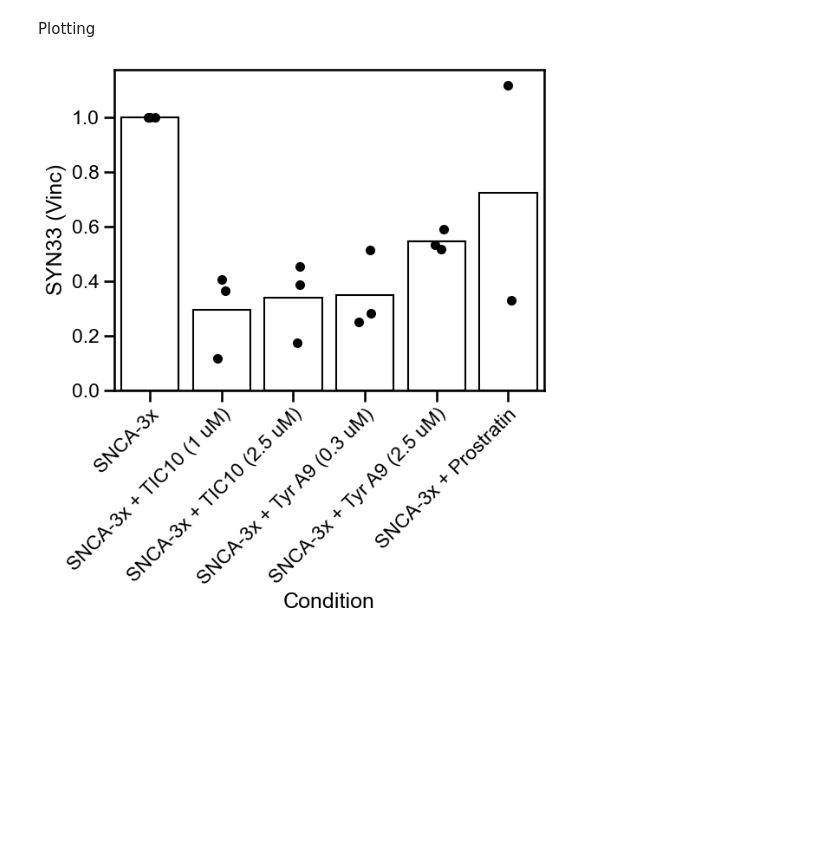
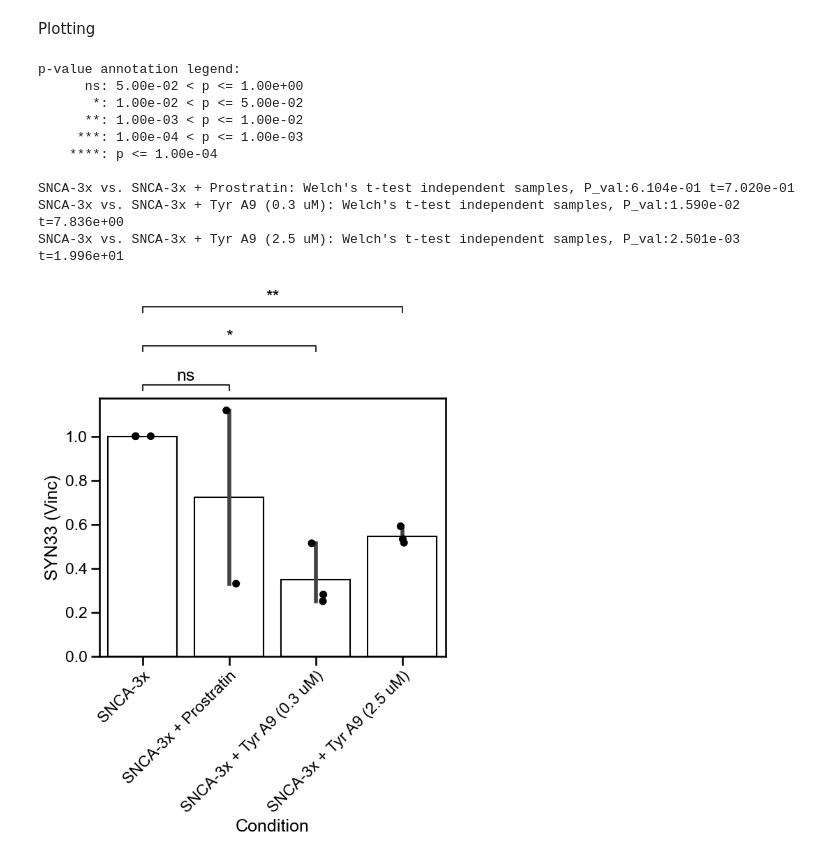
Before and after one commit to Ksilink/Notebooks, a Jupyter notebook: Neuro/PD_MorphProfileScreening/Fig6/Notebooks/Notebook_WB.ipynb, the cells around one changed output. Drawn from its saved outputs; the diff is of its cells as text; code cells hidden in the pictures; blank space fills up the shorter version.

Commit message:
Figure update

```diff
--- a/Neuro/PD_MorphProfileScreening/Fig6/Notebooks/Notebook_WB.ipynb
+++ b/Neuro/PD_MorphProfileScreening/Fig6/Notebooks/Notebook_WB.ipynb
@@ -21,35 +19,43 @@ y = 'SYN33 (Vinc)'
 
 
 # Set the seaborn style to "talk" and font to "Arial"
 sns.set_context("talk")
 rcParams['font.family'] = 'Arial'
 
 # Plot data points
 ax = sns.stripplot(data=data, x=x, y=y, s=8, color='black')
 
 # Overlay bar graph
-ax = sns.barplot(data=data, x=x, y=y, errorbar=None, color='white', edgecolor="0")
+ax = sns.barplot(data=data, x=x, y=y, color='white', edgecolor="0")
 
 # Rotate x-axis labels and align them with ticks
 plt.xticks(rotation=45, ha='right', rotation_mode='anchor')
 
 # Add statistical annotation on top of figure
-stat_pairs=[('SNCA-3x', 'SNCA-3x + TIC10 (1 uM)'),
-            ('SNCA-3x', 'SNCA-3x + TIC10 (2.5 uM)'),
-            ('SNCA-3x', 'SNCA-3x + Tyr A9 (0.3 uM)'),
+stat_pairs=[('SNCA-3x', 'SNCA-3x + Tyr A9 (0.3 uM)'),
             ('SNCA-3x', 'SNCA-3x + Tyr A9 (2.5 uM)'),
             ('SNCA-3x', 'SNCA-3x + Prostratin'),
             ]
 
 annot = Annotator(ax, stat_pairs, data=data, x=x, y=y)
 annot.configure(test='t-test_welch', verbose=2, loc='outside') # t-test_welch
 annot.apply_test()
 annot.annotate()
 
 # Save plot as PDF
 plt.savefig('WB' + '.pdf', bbox_inches='tight')
 
 # Show the plot
 plt.show()
 # %% [output]
+p-value annotation legend:
+      ns: 5.00e-02 < p <= 1.00e+00
+       *: 1.00e-02 < p <= 5.00e-02
+      **: 1.00e-03 < p <= 1.00e-02
+     ***: 1.00e-04 < p <= 1.00e-03
+    ****: p <= 1.00e-04
+
+SNCA-3x vs. SNCA-3x + Prostratin: Welch's t-test independent samples, P_val:6.104e-01 t=7.020e-01
+SNCA-3x vs. SNCA-3x + Tyr A9 (0.3 uM): Welch's t-test independent samples, P_val:1.590e-02 t=7.836e+00
+SNCA-3x vs. SNCA-3x + Tyr A9 (2.5 uM): Welch's t-test independent samples, P_val:2.501e-03 t=1.996e+01
-[figure, old version]
+[figure, new version]
```
Also changed, not shown: parts of 1 cell of this notebook, 8 other files.
